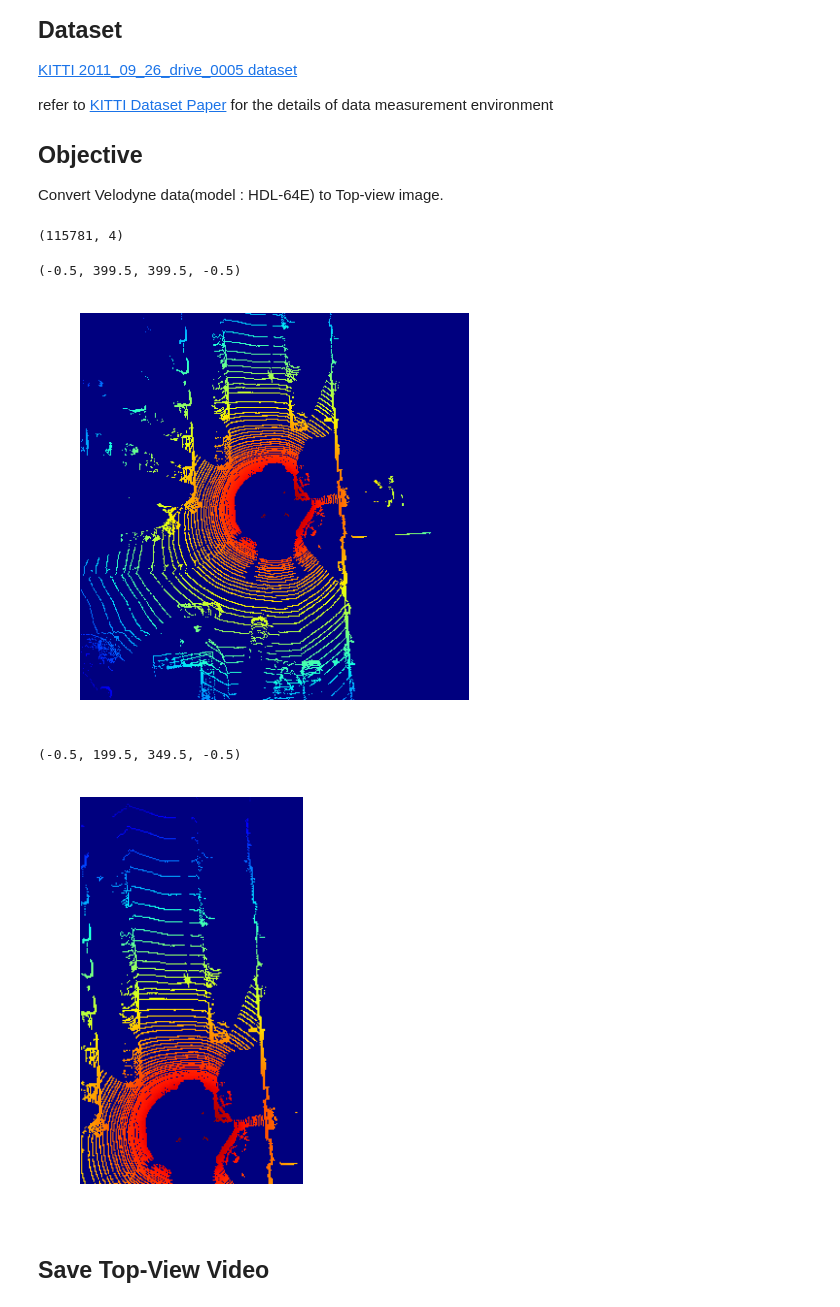
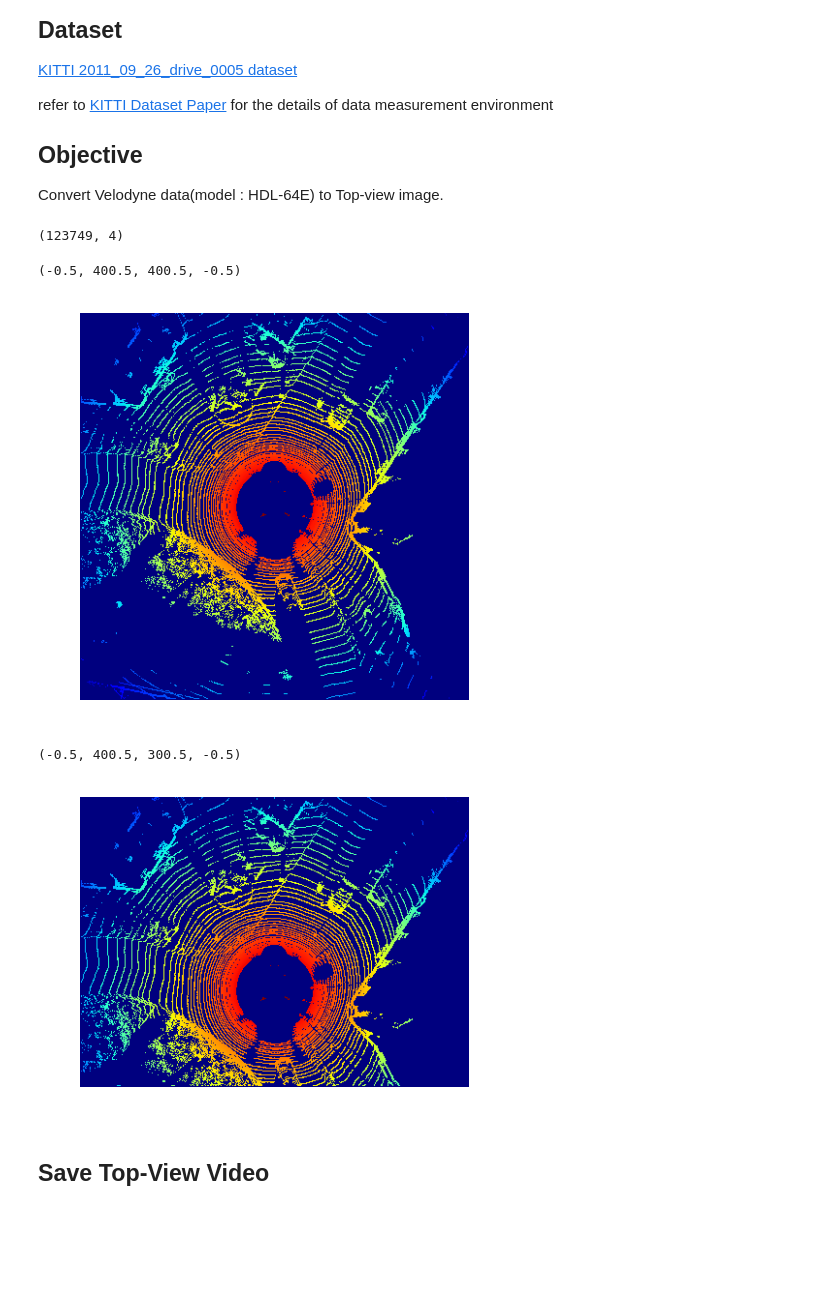
Before and after one commit to windowsub0406/KITTI_Tutorial, a Jupyter notebook: Convert_Velo_2_Topview.ipynb, the cells around one changed output. Cells and saved outputs as stored; diff of their text form; code cells hidden in the pictures; blank space fills up the shorter version.

Commit message:
modify size error & add z range adjustment

```diff
--- a/Convert_Velo_2_Topview.ipynb
+++ b/Convert_Velo_2_Topview.ipynb
@@ -20,11 +20,11 @@ def load_from_bin(bin_path):
     return obj
 
 # bin file -> numpy array
-velo_points = load_from_bin('./velodyne_points/data/0000000150.bin')
+velo_points = load_from_bin('./velodyne_points/data/0000000089.bin')
 
 print(velo_points.shape)
 # %% [output]
-(115781, 4)
+(123749, 4)
 # %%
 import numpy as np
 import matplotlib.pyplot as plt
@@ -37,10 +37,10 @@ def normalize_depth(val, min_v, max_v):
     """
     return (((max_v - val) / (max_v - min_v)) * 255).astype(np.uint8)
 
-def in_range_points(points, x, y, x_range, y_range):
+def in_range_points(points, x, y, z, x_range, y_range, z_range):
     """ extract in-range points """
-    return points[np.logical_and(np.logical_and(x > y_range[0], x < y_range[1]), \
-                                 np.logical_and(y > x_range[0], y < x_range[1]))]
+    return points[np.logical_and.reduce((x > y_range[0], x < y_range[1], y > x_range[0], \
+                                         y < x_range[1], z > z_range[0], z < z_range[1]))]
 
 def velo_points_2_top_view(points, x_range, y_range, z_range, scale):
 
@@ -51,16 +51,16 @@ def velo_points_2_top_view(points, x_range, y_range, z_range, scale):
     dist = np.sqrt(x ** 2 + y ** 2)
 
     # extract in-range points
-    x_lim = in_range_points(x, x, y, x_range, y_range)
-    y_lim = in_range_points(y, x, y, x_range, y_range)
-    dist_lim = in_range_points(dist, x, y, x_range, y_range)
+    x_lim = in_range_points(x, x, y, z, x_range, y_range, z_range)
+    y_lim = in_range_points(y, x, y, z, x_range, y_range, z_range)
+    dist_lim = in_range_points(dist, x, y, z, x_range, y_range, z_range)
 
     x_size = int((x_range[1] - x_range[0]))
     y_size = int((y_range[1] - y_range[0]))
 
     # convert 3D lidar coordinates(vehicle coordinates) to 2D image coordinates
     # Velodyne coordinates info : http://www.cvlibs.net/publications/Geiger2013IJRR.pdf
-    # scale -
+    # scale - for high resolution
     x_img = -(y_lim * scale).astype(np.int32)
     y_img = -(x_lim * scale).astype(np.int32)
 
@@ -73,29 +73,29 @@ def velo_points_2_top_view(points, x_range, y_range, z_range, scale):
     dist_lim = normalize_depth(dist_lim, min_v=0, max_v=max_dist)
 
     # array to img
-    img = np.zeros([y_size * scale, x_size * scale], dtype=np.uint8)
+    img = np.zeros([y_size * scale + 1, x_size * scale + 1], dtype=np.uint8)
     img[y_img, x_img] = dist_lim
 
     return img
 
 # Plot result
-top_image = velo_points_2_top_view(velo_points, x_range=(-20, 20), y_range=(-20, 20), z_range=(-20, 20), scale=10)
+top_image = velo_points_2_top_view(velo_points, x_range=(-20, 20), y_range=(-20, 20), z_range=(-2, 2), scale=10)
 plt.subplots(1,1, figsize = (5,5))
 plt.imshow(top_image)
 plt.axis('off')
 # %% [output]
-(-0.5, 399.5, 399.5, -0.5)
+(-0.5, 400.5, 400.5, -0.5)
-[figure, old version]
+[figure, new version]
 # %%
 """ different range's result """
 
-top_image = velo_points_2_top_view(velo_points, x_range=(-10, 10), y_range=(-5, 30), z_range=(-20, 20), scale=10)
+top_image = velo_points_2_top_view(velo_points, x_range=(-20, 20), y_range=(-10, 20), z_range=(-2, 2), scale=10)
 plt.subplots(1,1, figsize = (5,5))
 plt.imshow(top_image)
 plt.axis('off')
 # %% [output]
-(-0.5, 199.5, 349.5, -0.5)
+(-0.5, 400.5, 300.5, -0.5)
-[figure, old version]
+[figure, new version]
 # %% [markdown]
 ## Save Top-View Video
 # %%
```
